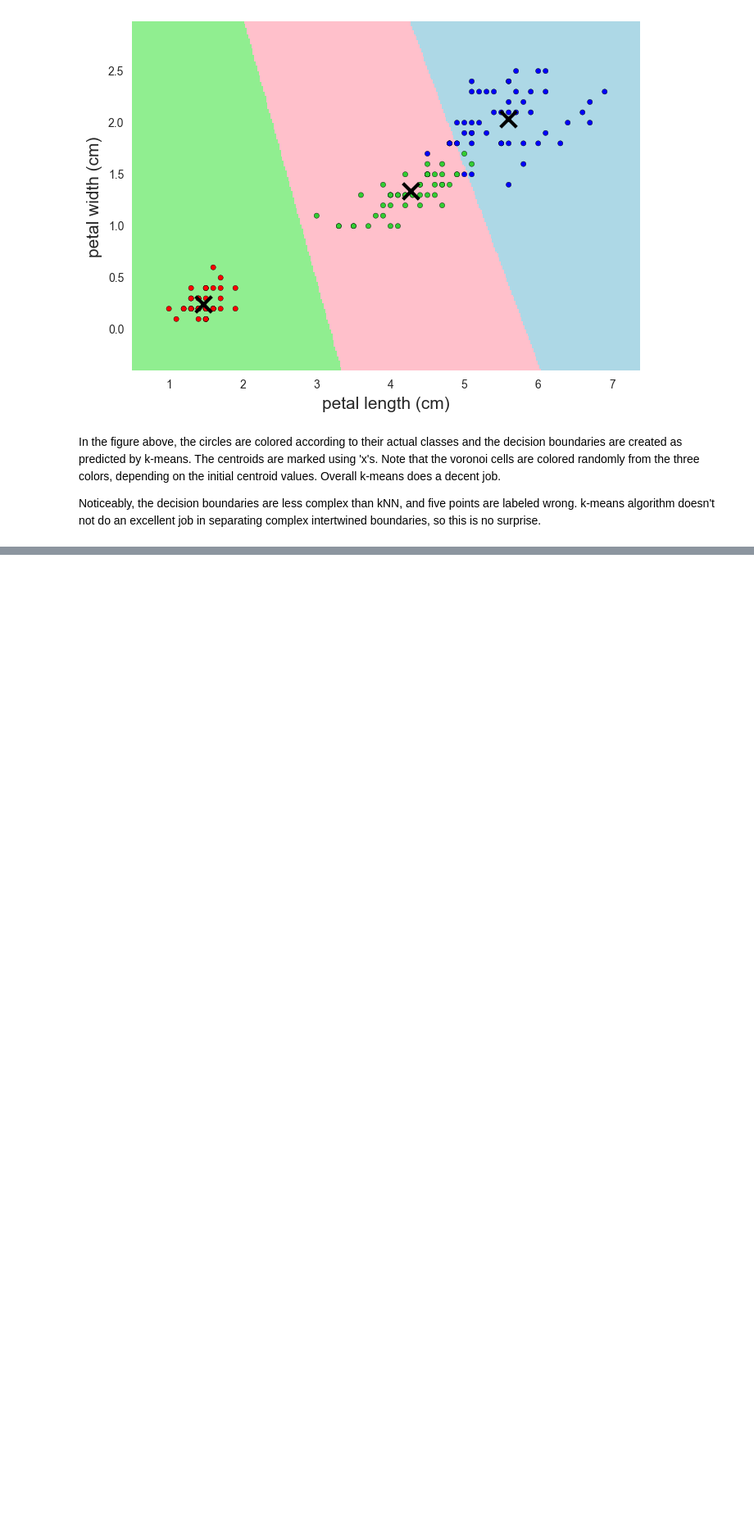
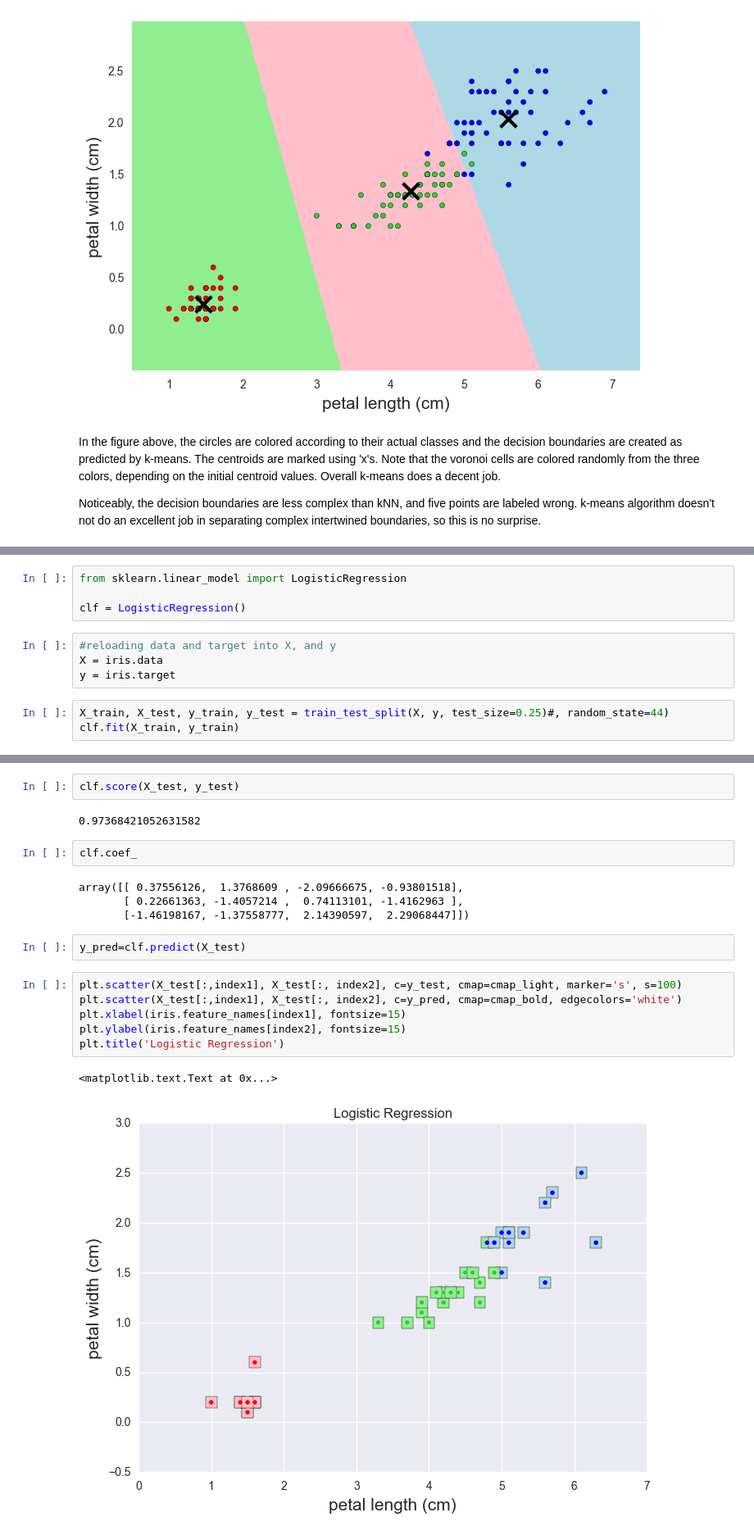
Before and after one commit to ngpraveen/Iris, a Jupyter notebook: Iris.ipynb, the cells around one changed output, grey strips where cells are left out. Shown: that part at 82% size. Cells and saved outputs as stored; diff of their text form; blank space fills up the shorter version.

Commit message:
logistic regression added

```diff
--- a/Iris.ipynb
+++ b/Iris.ipynb
@@ -214,0 +217,11 @@ Noticeably, the decision boundaries are less complex than kNN, and five points a
+# %%
+from sklearn.linear_model import LogisticRegression
+
+clf = LogisticRegression()
+# %%
+#reloading data and target into X, and y
+X = iris.data
+y = iris.target
+# %%
+X_train, X_test, y_train, y_test = train_test_split(X, y, test_size=0.25)#, random_state=44)
+clf.fit(X_train, y_train)
@@ -214,0 +233,21 @@ Noticeably, the decision boundaries are less complex than kNN, and five points a
+# %%
+clf.score(X_test, y_test)
+# %% [output]
+0.97368421052631582
+# %%
+clf.coef_
+# %% [output]
+array([[ 0.37556126,  1.3768609 , -2.09666675, -0.93801518],
+       [ 0.22661363, -1.4057214 ,  0.74113101, -1.4162963 ],
+       [-1.46198167, -1.37558777,  2.14390597,  2.29068447]])
+# %%
+y_pred=clf.predict(X_test)
+# %%
+plt.scatter(X_test[:,index1], X_test[:, index2], c=y_test, cmap=cmap_light, marker='s', s=100)
+plt.scatter(X_test[:,index1], X_test[:, index2], c=y_pred, cmap=cmap_bold, edgecolors='white')
+plt.xlabel(iris.feature_names[index1], fontsize=15)
+plt.ylabel(iris.feature_names[index2], fontsize=15)
+plt.title('Logistic Regression')
+# %% [output]
+<matplotlib.text.Text at 0x...>
+[figure, added]
```
Also changed, not shown: parts of 3 cells of this notebook.
